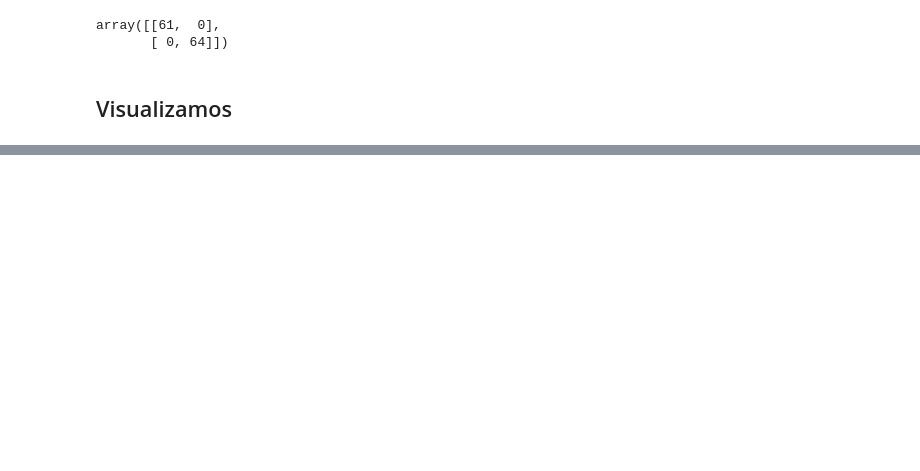
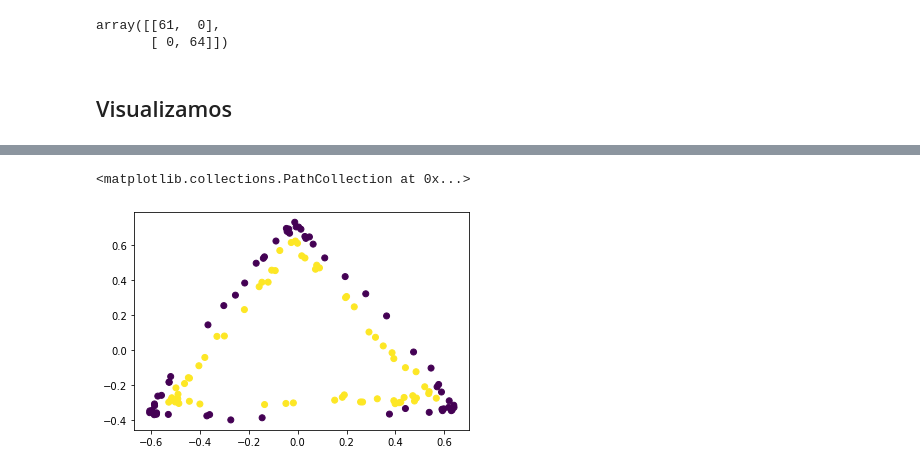
Before and after one commit to sergiohzlz/semestre_2021_neuronales, a Jupyter notebook: 04b. PMC_multiclase.ipynb, the cells around one changed output, grey strips where cells are left out. Cells and saved outputs as stored; diff of their text form; code cells hidden in the pictures; blank space fills up the shorter version.

```diff
--- a/04b. PMC_multiclase.ipynb
+++ b/04b. PMC_multiclase.ipynb
@@ -247,0 +284,5 @@ np.dot([-1,0,0], np.log([0.98,0.01,0.01]))
+# %%
+plt.scatter(Hr[:,0], Hr[:,1], c=np.argmax(cp, axis=1))
+# %% [output]
+<matplotlib.collections.PathCollection at 0x...>
+[figure, added]
```
Also changed, not shown: parts of 14 cells of this notebook.
